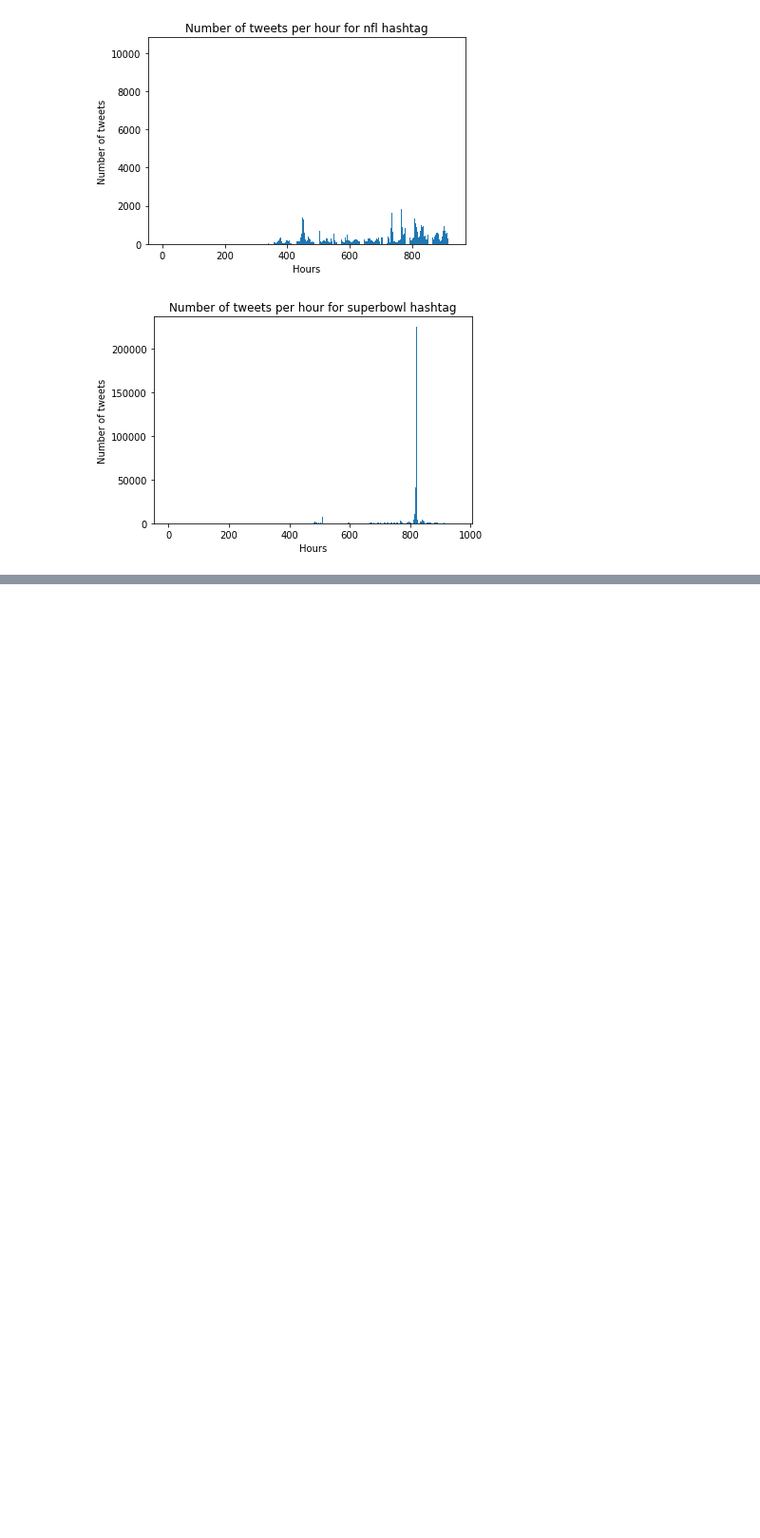
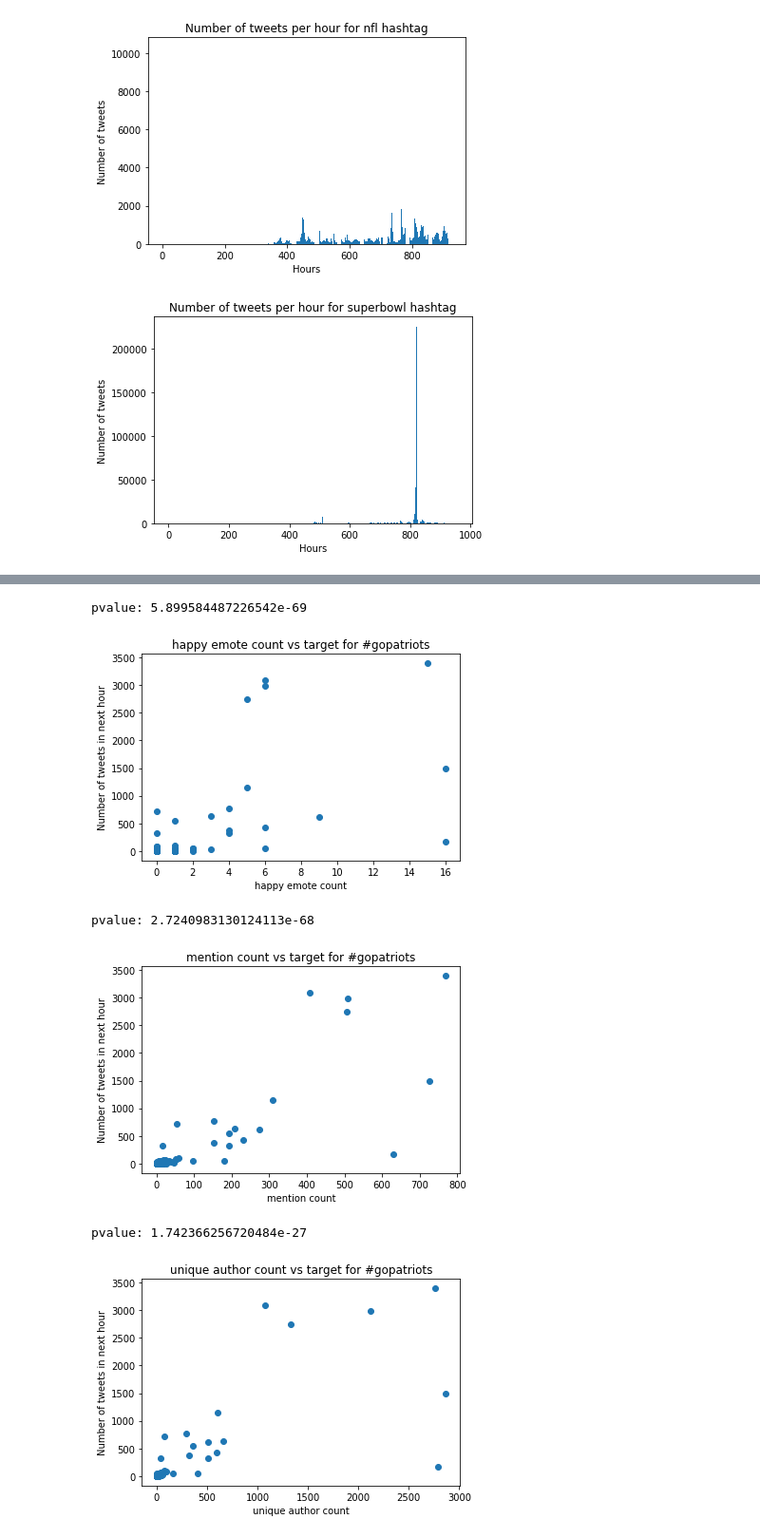
Before and after one commit to sbauersfeld/ECE219, a Jupyter notebook: Project5/part1.ipynb, the cells around one changed output, grey strips where cells are left out. Shown at 95% size. Cells and saved outputs as stored; diff of their text form; code cells hidden in the pictures; blank space fills up the shorter version.

```diff
--- a/Project5/part1.ipynb
+++ b/Project5/part1.ipynb
@@ -246,0 +330,5 @@ pvalues: [6.79117354e-01 5.34996023e-08 2.47299661e-05 9.82943706e-84
+# %%
+gopatriots_data, gopatriots_targets = GetDataFeatures(GOPATRIOTS, "#gopatriots")
+print("Results for #gopatriots")
+print("data shape:", gopatriots_data.shape)
+ScoreOLS(gopatriots_data, gopatriots_targets)
@@ -246,0 +454,10 @@ pvalues: [6.79117354e-01 5.34996023e-08 2.47299661e-05 9.82943706e-84
+# %%
+pvalues = ScoreOLS(gopatriots_data, gopatriots_targets, verbose=False, return_ps=True)
+PlotPValues(gopatriots_data, gopatriots_targets, pvalues, "#gopatriots")
+# %% [output]
+pvalue: 5.899584487226542e-69
+[figure, added]
+pvalue: 2.7240983130124113e-68
+[figure, added]
+pvalue: 1.742366256720484e-27
+[figure, added]
```
Also changed, not shown: parts of 17 cells of this notebook.
